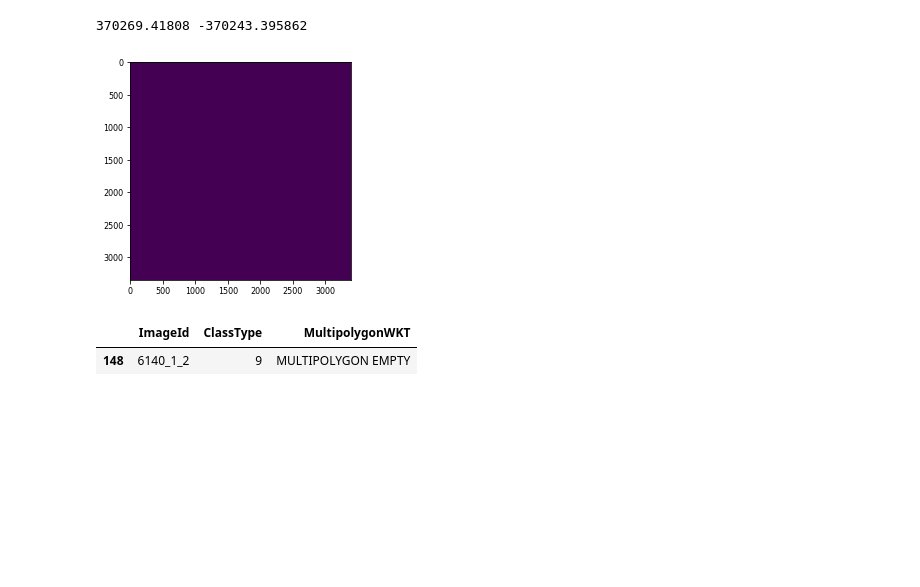
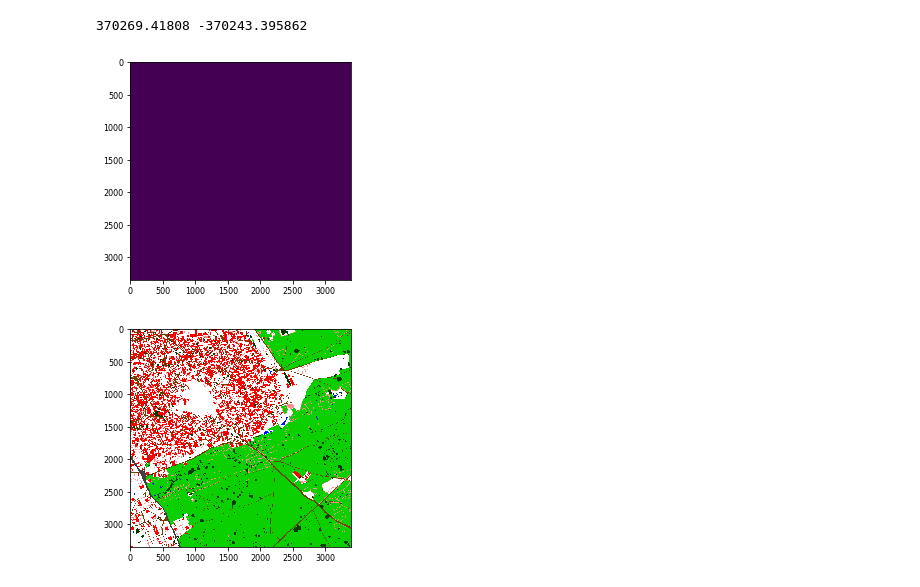
Before and after one commit to ParuninPavel/remote_sensing, a Jupyter notebook: Dataset_prep_lib.ipynb, the cells around one changed output. Drawn from its saved outputs; the diff is of its cells as text; code cells hidden in the pictures; blank space fills up the shorter version.

Commit message:
added plot_RGB_mask method in MapObject class

```diff
--- a/Dataset_prep_lib.ipynb
+++ b/Dataset_prep_lib.ipynb
@@ -229,15 +263,20 @@ mask = _plot_mask_from_wkt([H,W], mask_raw)
 plt.imshow(mask)
 plt.show()
 masks_dict
-# %%
-test = MapObject(img, masks_dict)
-test.poly2mask()
-plt.imshow(test.mask[8])
-plt.show()
-# %% [output]
-[figure, removed]
-|  | ImageId | ClassType | MultipolygonWKT |
-| 148 | 6140_1_2 | 9 | MULTIPOLYGON EMPTY |
+# %%
+img_ra = np.rollaxis(img, 0,3)
+test = MapObject(img_ra, masks_dict)
+test.poly2mask()
+test.mask.shape
+plt.imshow(test.mask[:,:,6])
+plt.show()
+#test.show()
+mask_RGB = test.plot_RGB_mask()
+plt.imshow(mask_RGB)
+plt.show()
+# %% [output]
+[figure, added]
+[figure, added]
 # %%
 img = tiff.imread('Dataset/DSTL/three_band/6140_1_2.tif')
 tiff.imshow(img)
```
Also changed, not shown: parts of 4 cells of this notebook.
